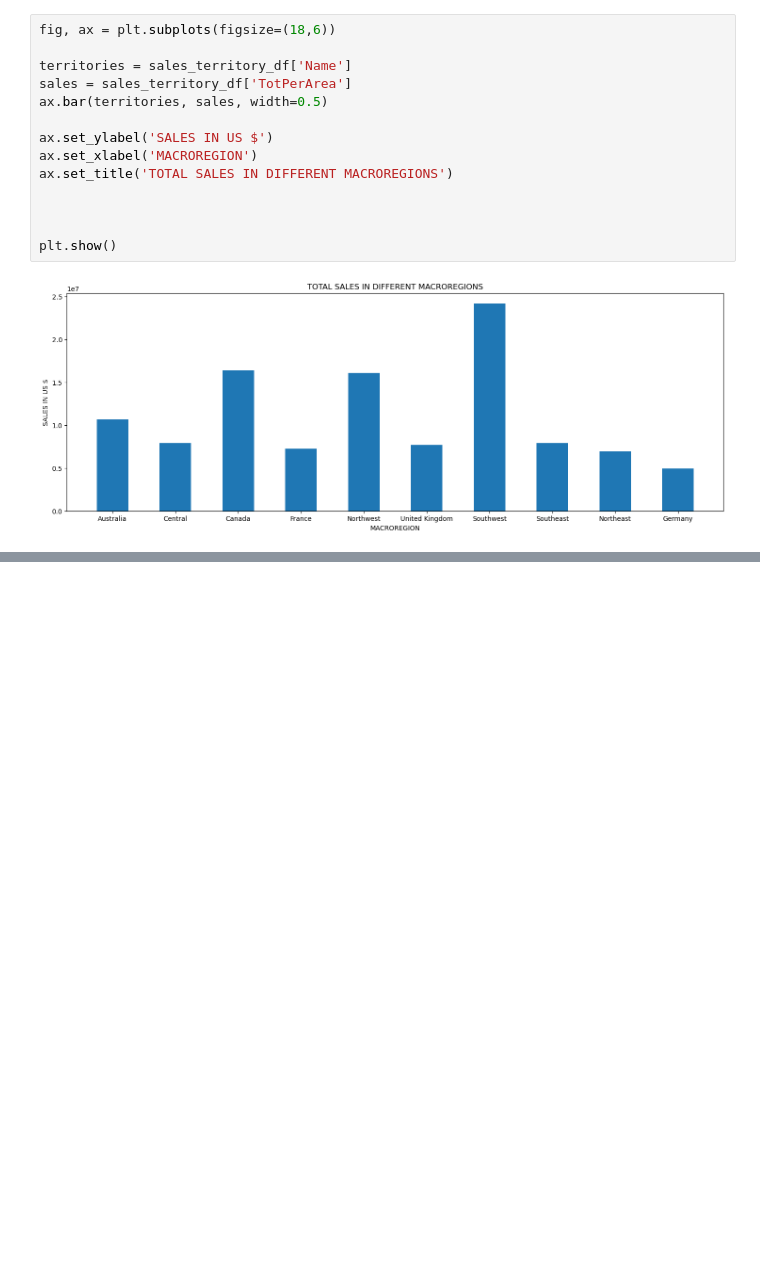
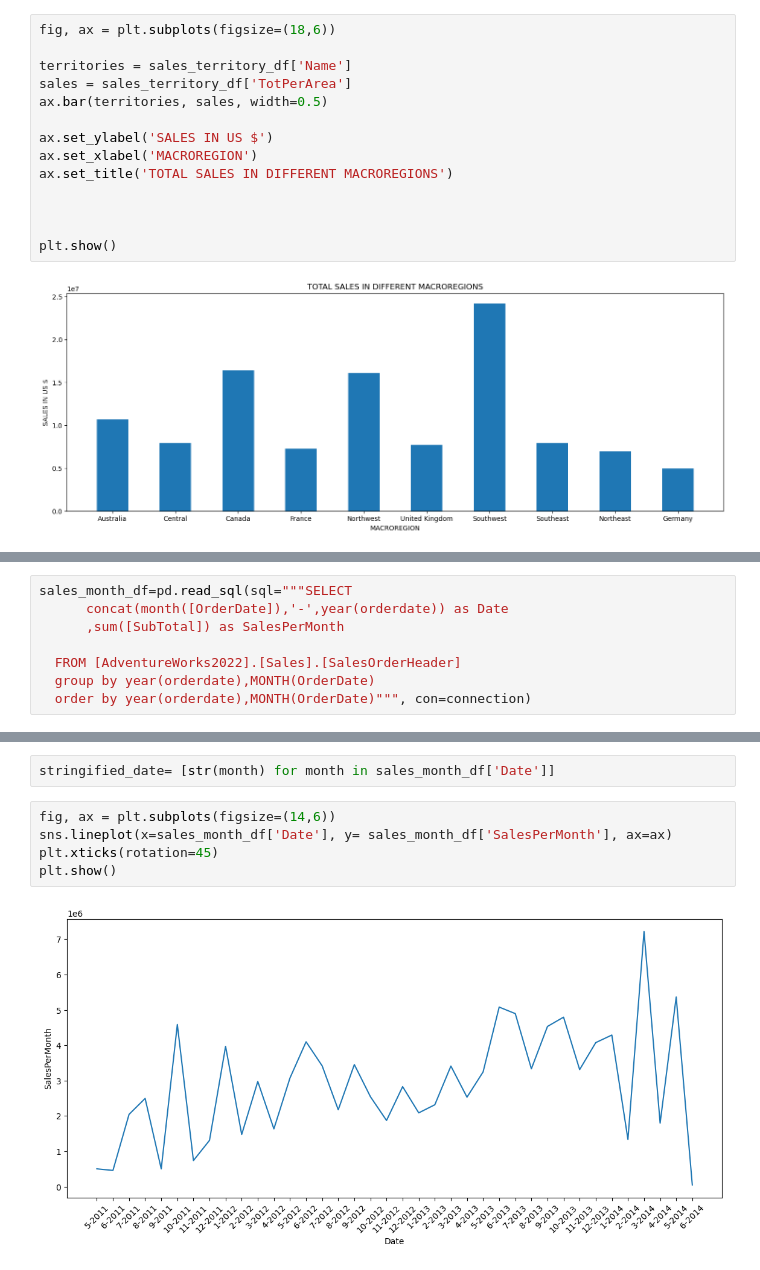
Before and after one commit to giorgio-solinas1980/sql, a Jupyter notebook: SqlKunskapKontroll.ipynb, the cells around one changed output, grey strips where cells are left out. Saved outputs shown, nothing was run; the diff lists cells and outputs as text; blank space fills up the shorter version.

```diff
--- a/SqlKunskapKontroll.ipynb
+++ b/SqlKunskapKontroll.ipynb
@@ -271,0 +264,8 @@ Text(0.5, 1.0, '20 most sold products')
+# %%
+sales_month_df=pd.read_sql(sql="""SELECT
+      concat(month([OrderDate]),'-',year(orderdate)) as Date
+      ,sum([SubTotal]) as SalesPerMonth
+
+  FROM [AdventureWorks2022].[Sales].[SalesOrderHeader]
+  group by year(orderdate),MONTH(OrderDate)
+  order by year(orderdate),MONTH(OrderDate)""", con=connection)
@@ -271,0 +292,9 @@ Text(0.5, 1.0, '20 most sold products')
+# %%
+stringified_date= [str(month) for month in sales_month_df['Date']]
+# %%
+fig, ax = plt.subplots(figsize=(14,6))
+sns.lineplot(x=sales_month_df['Date'], y= sales_month_df['SalesPerMonth'], ax=ax)
+plt.xticks(rotation=45)
+plt.show()
+# %% [output]
+[figure, added]
```
Also changed, not shown: parts of 38 cells of this notebook.
